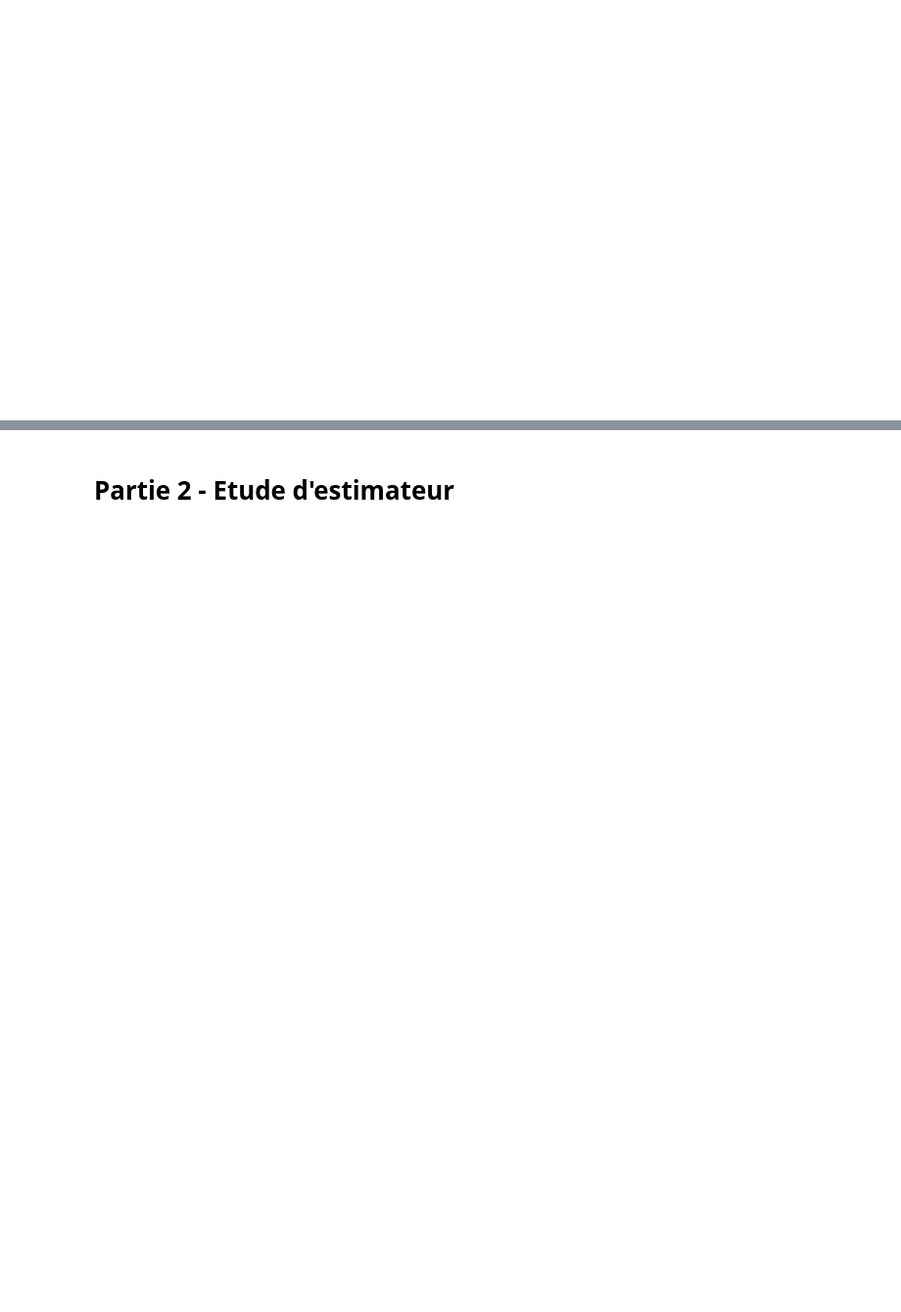
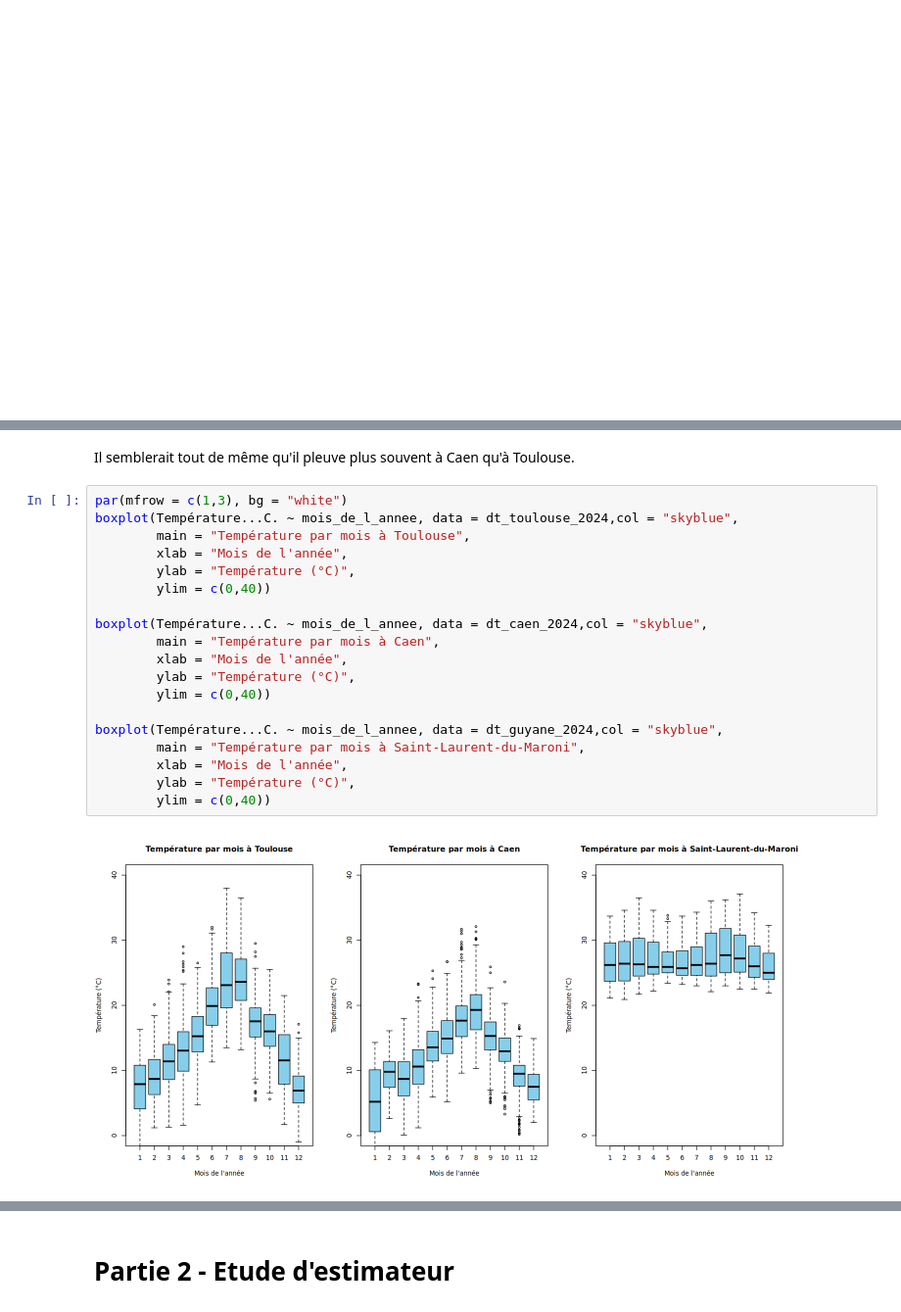
Before and after one commit to alextonon/BE_R, a Jupyter notebook: BE_final.ipynb, the cells around one changed output, grey strips where cells are left out. Shown at 98% size. Drawn from its saved outputs; the diff is of its cells as text; blank space fills up the shorter version.

```diff
--- a/BE_final.ipynb
+++ b/BE_final.ipynb
@@ -183,0 +268,23 @@ TODO
+# %% [markdown]
+Il semblerait tout de même qu'il pleuve plus souvent à Caen qu'à Toulouse.
+# %%
+par(mfrow = c(1,3), bg = "white")
+boxplot(Température...C. ~ mois_de_l_annee, data = dt_toulouse_2024,col = "skyblue",
+        main = "Température par mois à Toulouse",
+        xlab = "Mois de l'année",
+        ylab = "Température (°C)",
+        ylim = c(0,40))
+
+boxplot(Température...C. ~ mois_de_l_annee, data = dt_caen_2024,col = "skyblue",
+        main = "Température par mois à Caen",
+        xlab = "Mois de l'année",
+        ylab = "Température (°C)",
+        ylim = c(0,40))
+
+boxplot(Température...C. ~ mois_de_l_annee, data = dt_guyane_2024,col = "skyblue",
+        main = "Température par mois à Saint-Laurent-du-Maroni",
+        xlab = "Mois de l'année",
+        ylab = "Température (°C)",
+        ylim = c(0,40))
+# %% [output]
+[figure, added]
```
Also changed, not shown: parts of 29 cells of this notebook, 1 other file.
